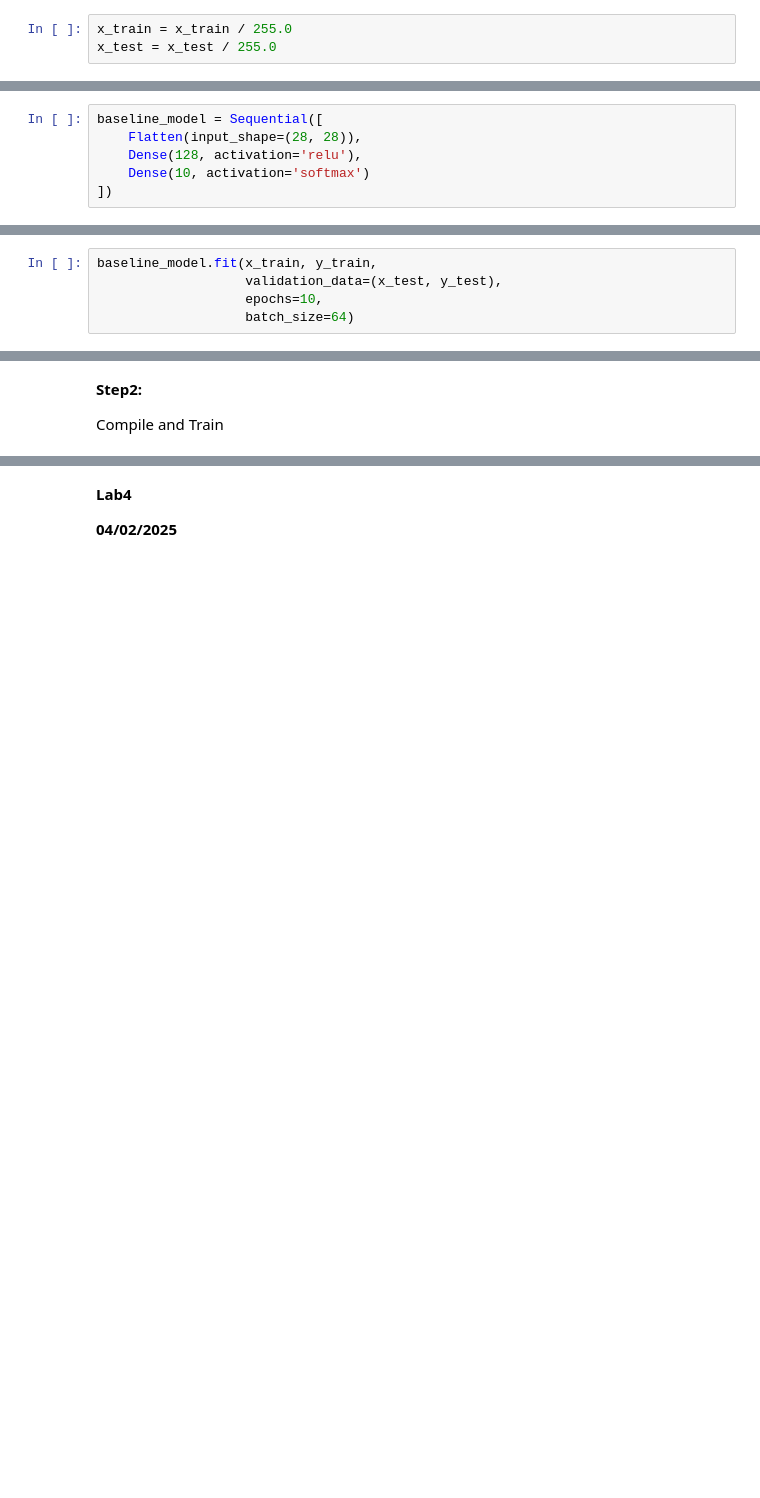
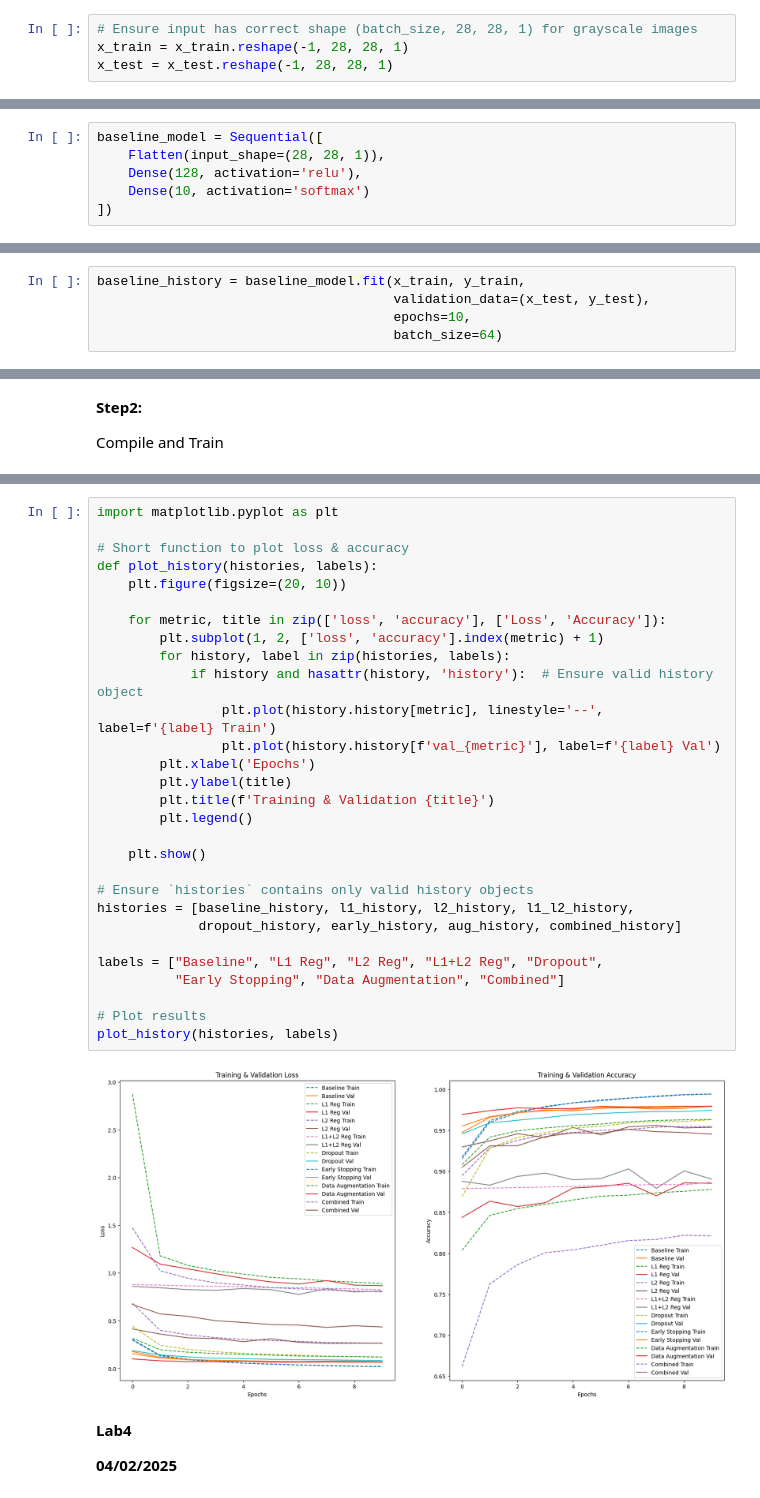
Before and after one commit to Udaykiranrd/Deep-Learning, a Jupyter notebook: Deep_learning_lab.ipynb, the cells around one changed output, grey strips where cells are left out. Saved outputs shown, nothing was run; the diff lists cells and outputs as text; blank space fills up the shorter version.

```diff
--- a/Deep_learning_lab.ipynb
+++ b/Deep_learning_lab.ipynb
@@ -808,9 +808,10 @@ Downloading data from https://storage.googleapis.com/tensorflow/tf-keras-dataset
 Preprocess the Data
 # %% [markdown]
 Normalize pixel values to a range of 0 to 1:
-# %%
-x_train = x_train / 255.0
-x_test = x_test / 255.0
+# %%
+# Ensure input has correct shape (batch_size, 28, 28, 1) for grayscale images
+x_train = x_train.reshape(-1, 28, 28, 1)
+x_test = x_test.reshape(-1, 28, 28, 1)
 # %% [markdown]
 Convert labels to one-hot encoding:
 # %%
@@ -822,7 +823,7 @@ y_test = to_categorical(y_test, 10)
 Build the Model
 # %%
 baseline_model = Sequential([
-    Flatten(input_shape=(28, 28)),
+    Flatten(input_shape=(28, 28, 1)),
     Dense(128, activation='relu'),
     Dense(10, activation='softmax')
 ])
@@ -839,9 +840,9 @@ baseline_model.compile(optimizer='adam',
 
 Train the Model
 # %%
-baseline_model.fit(x_train, y_train,
-                   validation_data=(x_test, y_test),
-                   epochs=10,
-                   batch_size=64)
+baseline_history = baseline_model.fit(x_train, y_train,
+                                      validation_data=(x_test, y_test),
+                                      epochs=10,
+                                      batch_size=64)
 # %% [output]
 Epoch 1/10
@@ -1228,3 +1232,34 @@ Epoch 10/10
+# %%
+import matplotlib.pyplot as plt
+
+# Short function to plot loss & accuracy
+def plot_history(histories, labels):
+    plt.figure(figsize=(20, 10))
+
+    for metric, title in zip(['loss', 'accuracy'], ['Loss', 'Accuracy']):
+        plt.subplot(1, 2, ['loss', 'accuracy'].index(metric) + 1)
+        for history, label in zip(histories, labels):
+            if history and hasattr(history, 'history'):  # Ensure valid history object
+                plt.plot(history.history[metric], linestyle='--', label=f'{label} Train')
+                plt.plot(history.history[f'val_{metric}'], label=f'{label} Val')
+        plt.xlabel('Epochs')
+        plt.ylabel(title)
+        plt.title(f'Training & Validation {title}')
+        plt.legend()
+
+    plt.show()
+
+# Ensure `histories` contains only valid history objects
+histories = [baseline_history, l1_history, l2_history, l1_l2_history,
+             dropout_history, early_history, aug_history, combined_history]
+
+labels = ["Baseline", "L1 Reg", "L2 Reg", "L1+L2 Reg", "Dropout",
+          "Early Stopping", "Data Augmentation", "Combined"]
+
+# Plot results
+plot_history(histories, labels)
+# %% [output]
+[figure, added]
 # %% [markdown]
 **Lab4**
 
```
Also changed, not shown: parts of 15 cells of this notebook.
